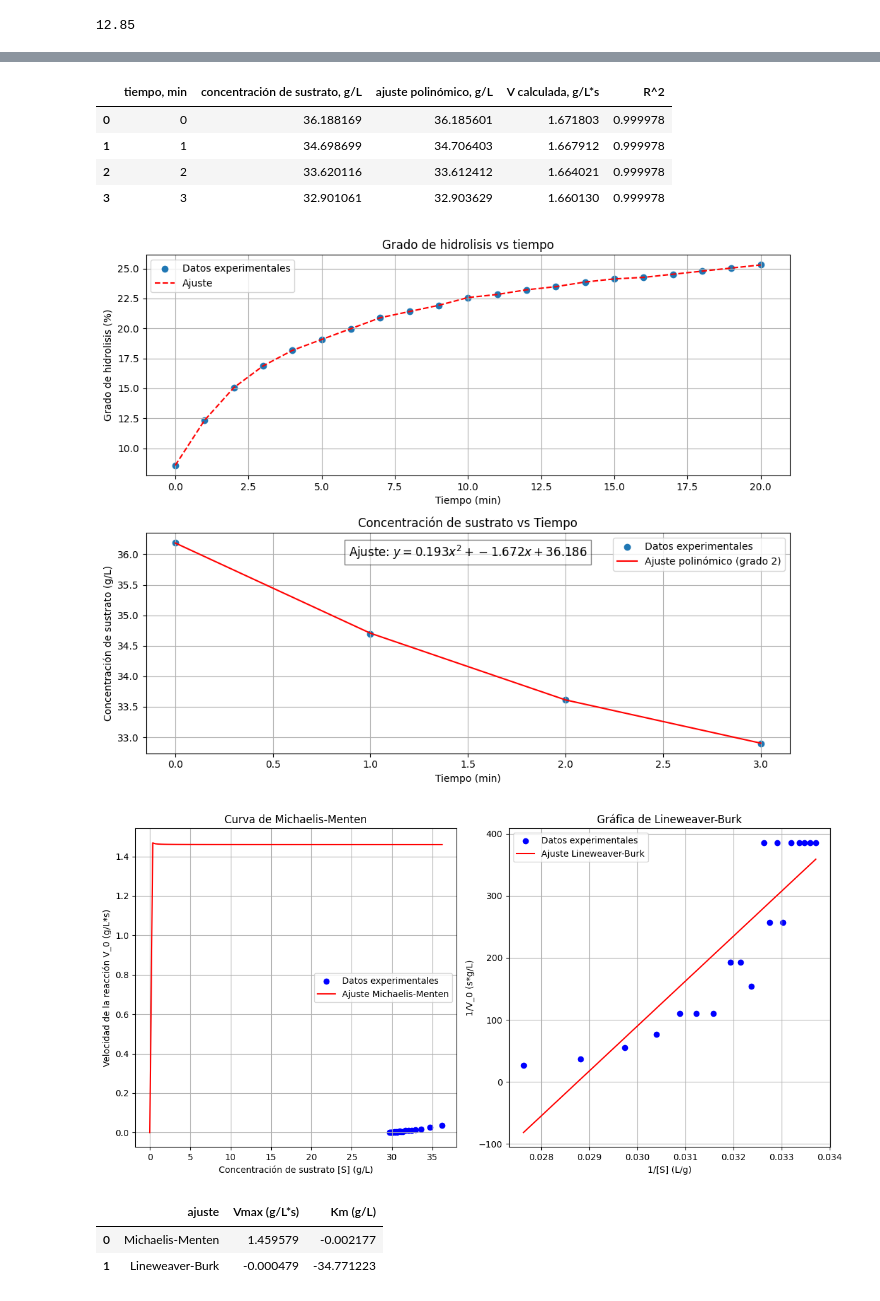
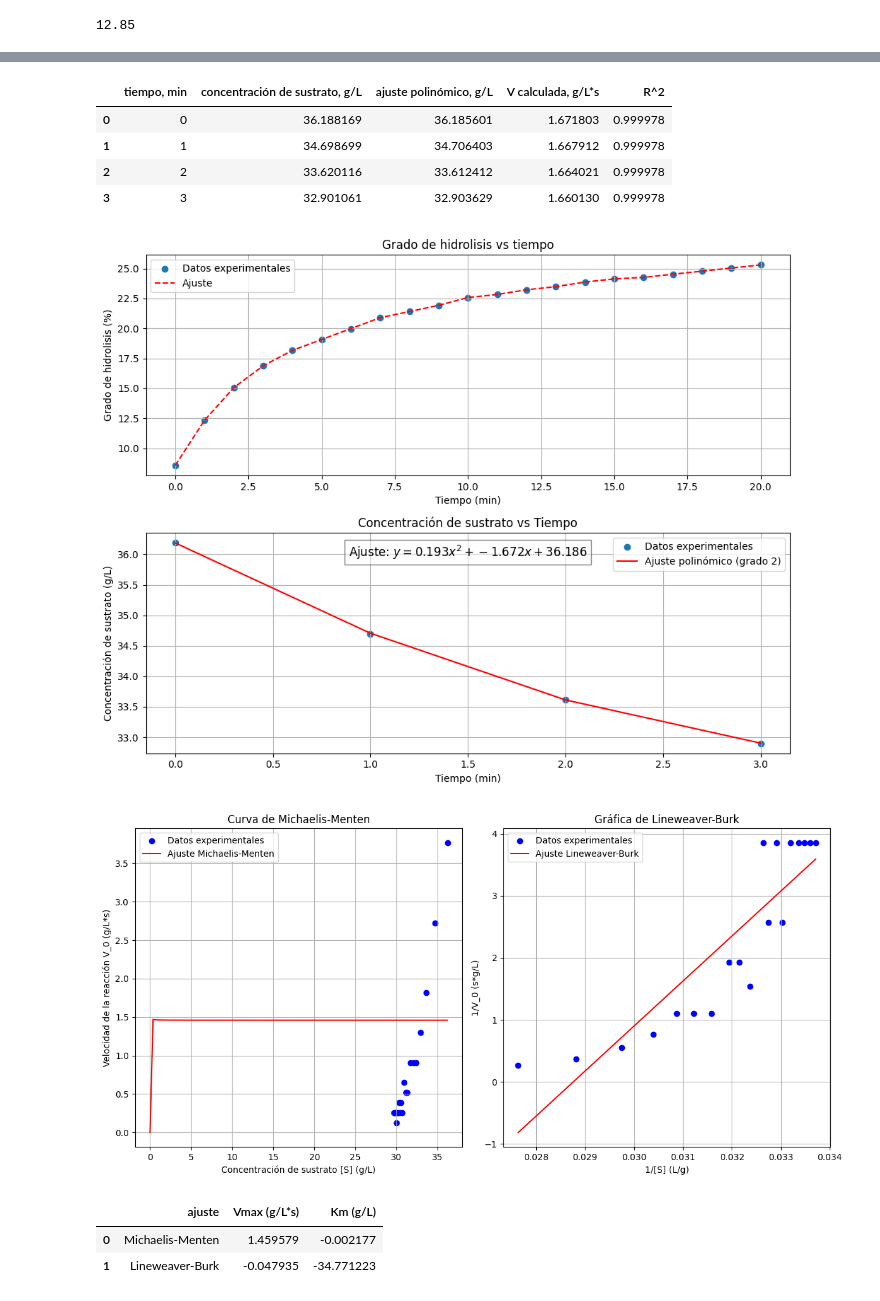
Before and after one commit to ChristianPh404/exp2, a Jupyter notebook: practica1.ipynb, the cells around one changed output, grey strips where cells are left out. Saved outputs shown, nothing was run; the diff lists cells and outputs as text; code cells hidden in the pictures.

```diff
--- a/practica1.ipynb
+++ b/practica1.ipynb
@@ -48,7 +48,7 @@ for i in range(len(Datos['tiempo, min']) - 1):
     # Calcular la pendiente entre el punto i y el punto i+1
     slope, intercept, r_value, _, std_err = linregress(
         Datos['tiempo, min'][i:i+2],  # Dos primeros puntos de tiempo
-        Datos['DH'][i:i+2] / 100            # Dos primeros puntos de DH
+        Datos['DH'][i:i+2]             # Dos primeros puntos de DH
     )
     pendientes.append(slope)  # Almacenar la pendiente
     interceptos.append(intercept)
@@ -71,7 +71,7 @@ concentraciones_sustrato = []
 # Calcular concentración de sustrato remanente
 V_reactor = 250  # Volumen del reactor en ml
 concentraciones_sustrato  = C_0 * (1-Datos['DH']/100 )
-velocidades_iniciales = pd_calculo['pendiente'].values #* C_0 / 100
+velocidades_iniciales = pd_calculo['pendiente'].values * C_0 / 100
 concentraciones_sustrato = concentraciones_sustrato[:-1]
 
 # Definir la ecuación de Michaelis-Menten
@@ -220,10 +220,10 @@ display(tabla_vmax_km)
 |  | tiempo, min | concentración de sustrato, g/L | ajuste polinómico, g/L | V calculada, g/L*s | R^2 |
 | 0 | 0 | 36.188169 | 36.185601 | 1.671803 | 0.999978 |
 | 1 | 1 | 34.698699 | 34.706403 | 1.667912 | 0.999978 |
 | 2 | 2 | 33.620116 | 33.612412 | 1.664021 | 0.999978 |
 | 3 | 3 | 32.901061 | 32.903629 | 1.660130 | 0.999978 |
 [figure]
-[figure, old version]
+[figure, new version]
 |  | ajuste | Vmax (g/L*s) | Km (g/L) |
 | 0 | Michaelis-Menten | 1.459579 | -0.002177 |
-| 1 | Lineweaver-Burk | -0.000479 | -34.771223 |
+| 1 | Lineweaver-Burk | -0.047935 | -34.771223 |
```
Also changed, not shown: parts of 1 cell of this notebook.
